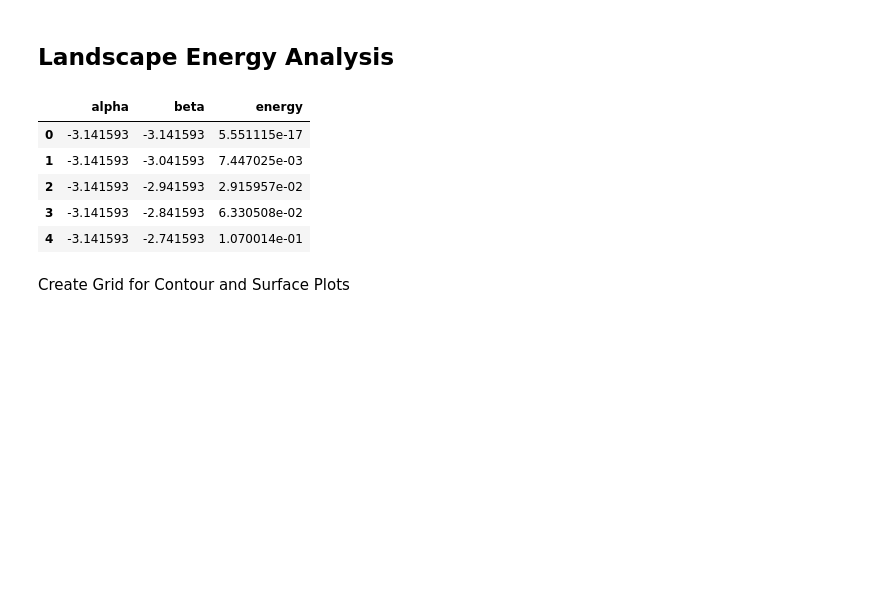
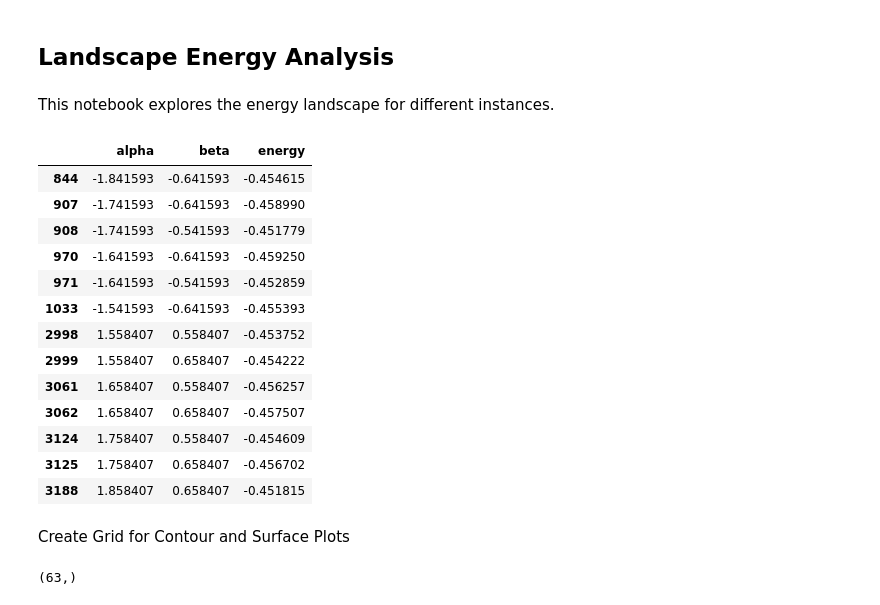
Before and after one commit to vivekkatial/qaoa-three-sat, a Jupyter notebook: notebooks/1.0-vk-worked-example-energy-landscape-plot.ipynb, the cells around one changed output. Cells and saved outputs as stored; diff of their text form; code cells hidden in the pictures; blank space fills up the shorter version.

```diff
--- a/notebooks/1.0-vk-worked-example-energy-landscape-plot.ipynb
+++ b/notebooks/1.0-vk-worked-example-energy-landscape-plot.ipynb
@@ -1,5 +1,7 @@
 # %% [markdown]
 ## Landscape Energy Analysis
+# %% [markdown]
+This notebook explores the energy landscape for different instances.
 # %%
 from qaoa_three_sat.simulation.landscape import build_landscape
 
@@ -13,8 +15,7 @@ import plotly.graph_objs as go
 os.chdir('..')
 # %%
 instance_filename = "sample_instance"
-
-# Instance File
+classical_opt_alg = "nelder-mead"
 optimisation_opts = {
     "xtol": 0.001,
     "disp": True,
@@ -22,23 +23,32 @@ optimisation_opts = {
     "simplex_area_param": 0.1,
     "classical_opt_alg": "nelder-mead",
 }
-
-d_landscape = build_landscape(
-    instance_filename=instance_filename,
-    classical_opt_alg="nelder-mead",
-    optimisation_opts=optimisation_opts,
-    write_csv=False,
-
-)
-# %%
-d_landscape.head()
-# %% [output]
-|  | alpha | beta | energy |
-| 0 | -3.141593 | -3.141593 | 5.551115e-17 |
-| 1 | -3.141593 | -3.041593 | 7.447025e-03 |
-| 2 | -3.141593 | -2.941593 | 2.915957e-02 |
-| 3 | -3.141593 | -2.841593 | 6.330508e-02 |
-| 4 | -3.141593 | -2.741593 | 1.070014e-01 |
+# %%
+# Instance File
+d_landscape = build_landscape(
+    instance_filename=instance_filename,
+    classical_opt_alg=classical_opt_alg,
+    optimisation_opts=optimisation_opts,
+    write_csv=False,
+
+)
+# %%
+d_landscape[d_landscape['energy'] < -0.450930]
+# %% [output]
+|  | alpha | beta | energy |
+| 844 | -1.841593 | -0.641593 | -0.454615 |
+| 907 | -1.741593 | -0.641593 | -0.458990 |
+| 908 | -1.741593 | -0.541593 | -0.451779 |
+| 970 | -1.641593 | -0.641593 | -0.459250 |
+| 971 | -1.641593 | -0.541593 | -0.452859 |
+| 1033 | -1.541593 | -0.641593 | -0.455393 |
+| 2998 | 1.558407 | 0.558407 | -0.453752 |
+| 2999 | 1.558407 | 0.658407 | -0.454222 |
+| 3061 | 1.658407 | 0.558407 | -0.456257 |
+| 3062 | 1.658407 | 0.658407 | -0.457507 |
+| 3124 | 1.758407 | 0.558407 | -0.454609 |
+| 3125 | 1.758407 | 0.658407 | -0.456702 |
+| 3188 | 1.858407 | 0.658407 | -0.451815 |
 # %% [markdown]
 Create Grid for Contour and Surface Plots
 # %%
@@ -46,6 +56,8 @@ alphas = d_landscape['alpha'].unique()
 betas = d_landscape['beta'].unique()
 energy = d_landscape['energy'].to_numpy()
 energy = np.array(energy).reshape((len(alphas), len(betas)))
+# %% [output]
+(63,)
 # %%
 fig = make_subplots(
     rows=1, cols=2,
```
Also changed, not shown: parts of 7 cells of this notebook, 2 other files.
